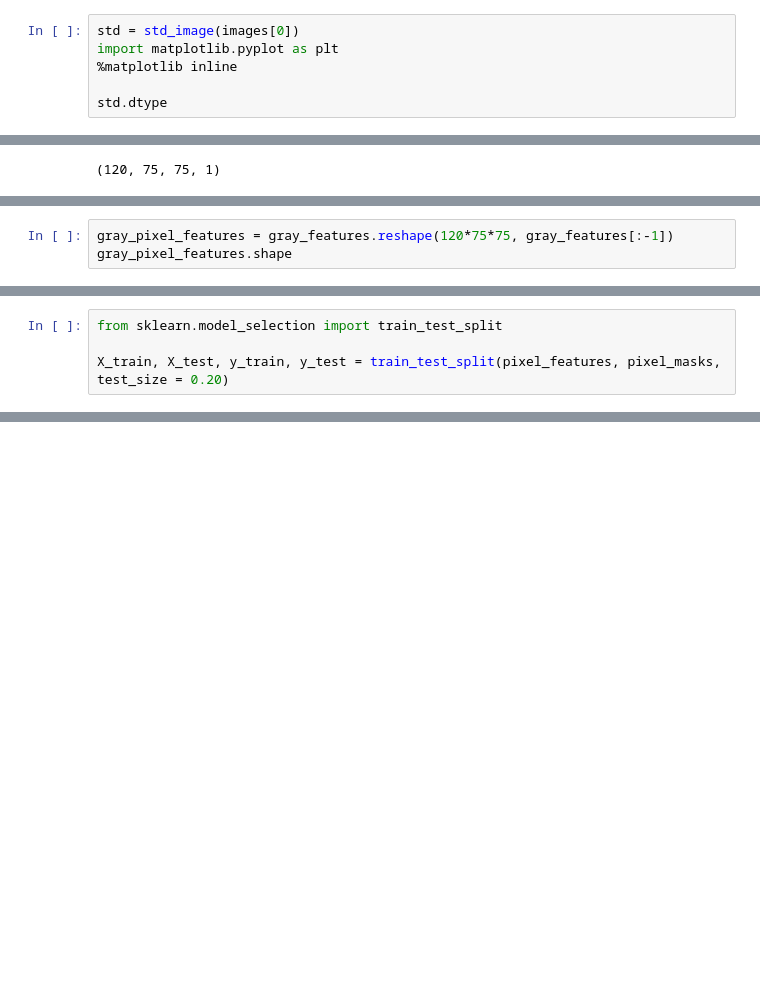
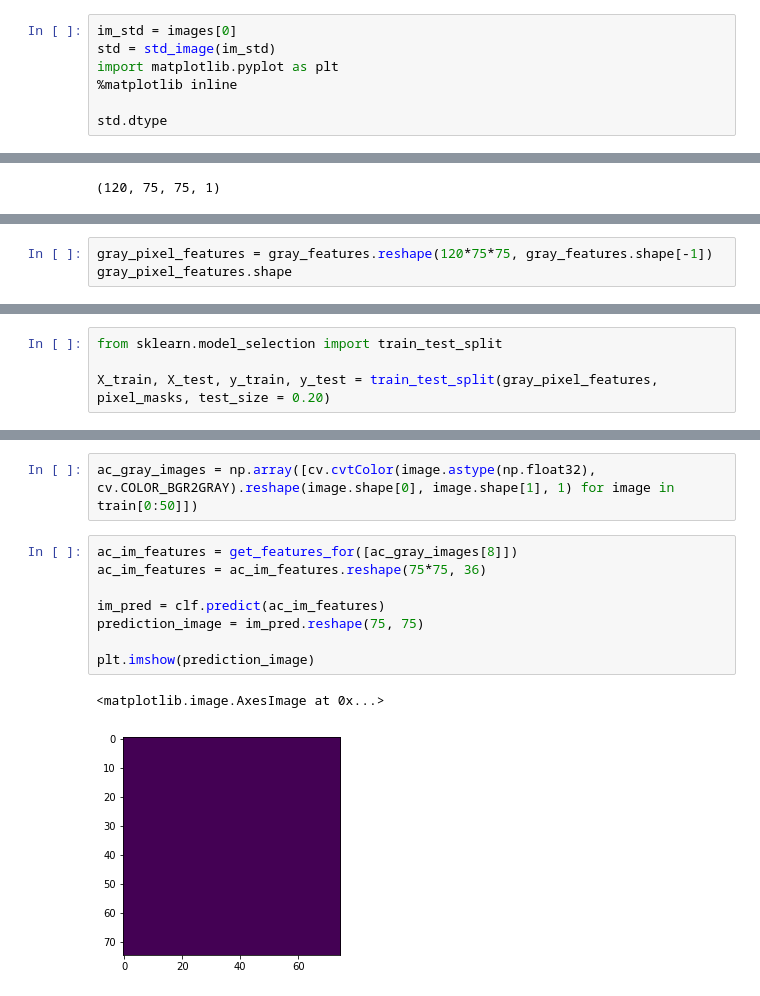
Before and after one commit to thinkpractice/DeepSolaris, a Jupyter notebook: PixelDetection.ipynb, the cells around one changed output, grey strips where cells are left out. Cells and saved outputs as stored; diff of their text form; blank space fills up the shorter version.

```diff
--- a/PixelDetection.ipynb
+++ b/PixelDetection.ipynb
@@ -120,5 +97,6 @@ array([47, 55, 52], dtype=uint8)
 # %%
-std = std_image(images[0])
+im_std = images[0]
+std = std_image(im_std)
 import matplotlib.pyplot as plt
 %matplotlib inline
 
@@ -547,3 +549,3 @@ MemoryError:
 # %%
-gray_pixel_features = gray_features.reshape(120*75*75, gray_features[:-1])
+gray_pixel_features = gray_features.reshape(120*75*75, gray_features.shape[-1])
 gray_pixel_features.shape
@@ -550,7 +554,7 @@ gray_pixel_features.shape
 # %%
 from sklearn.model_selection import train_test_split
 
-X_train, X_test, y_train, y_test = train_test_split(pixel_features, pixel_masks, test_size = 0.20)
+X_train, X_test, y_train, y_test = train_test_split(gray_pixel_features, pixel_masks, test_size = 0.20)
 # %%
 from sklearn.ensemble import RandomForestClassifier
 
@@ -561,0 +587,13 @@ predict(clf, X_test, y_test)
+# %%
+ac_gray_images = np.array([cv.cvtColor(image.astype(np.float32), cv.COLOR_BGR2GRAY).reshape(image.shape[0], image.shape[1], 1) for image in train[0:50]])
+# %%
+ac_im_features = get_features_for([ac_gray_images[8]])
+ac_im_features = ac_im_features.reshape(75*75, 36)
+
+im_pred = clf.predict(ac_im_features)
+prediction_image = im_pred.reshape(75, 75)
+
+plt.imshow(prediction_image)
+# %% [output]
+<matplotlib.image.AxesImage at 0x...>
+[figure, added]
```
Also changed, not shown: parts of 27 cells of this notebook, 2 other files.
